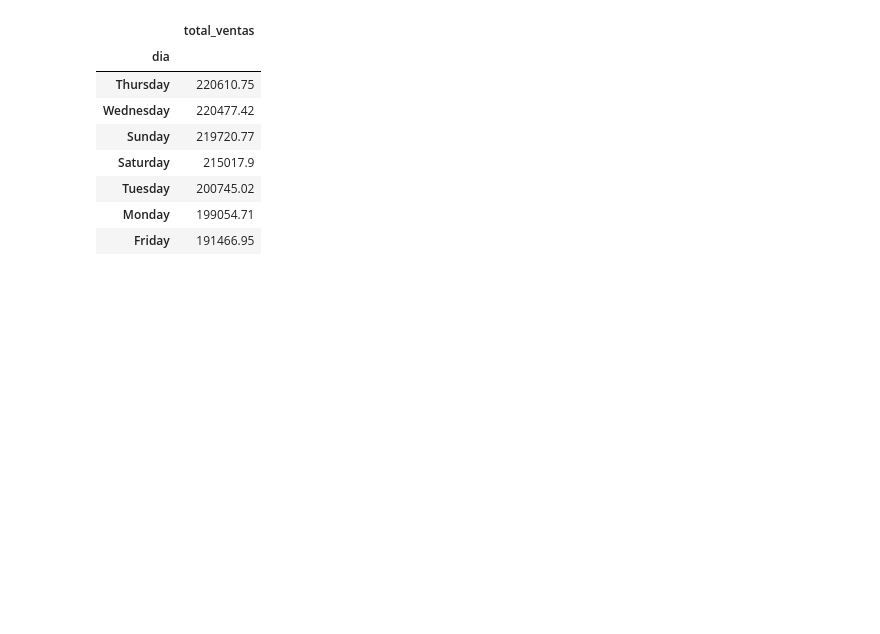
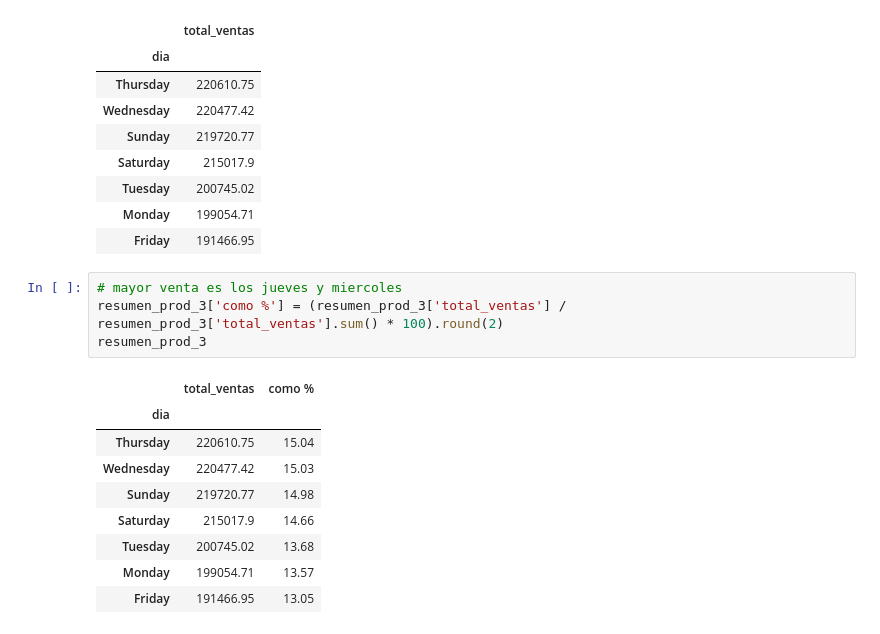
Before and after one commit to dataccounting/Sanvido-Gonzalo-comision-26252-TPI-data-analytics, a Jupyter notebook: Sanvido.Gonzalo.comision.25262.TPI.data.analytics.ipynb, the cells around one changed output. Cells and saved outputs as stored; diff of their text form; blank space fills up the shorter version.

```diff
--- a/Sanvido.Gonzalo.comision.25262.TPI.data.analytics.ipynb
+++ b/Sanvido.Gonzalo.comision.25262.TPI.data.analytics.ipynb
@@ -779,3 +779,17 @@ resumen_prod_3
 | Tuesday | 200745.02 |
 | Monday | 199054.71 |
 | Friday | 191466.95 |
+# %%
+# mayor venta es los jueves y miercoles
+resumen_prod_3['como %'] = (resumen_prod_3['total_ventas'] / resumen_prod_3['total_ventas'].sum() * 100).round(2)
+resumen_prod_3
+# %% [output]
+|  | total_ventas | como % |
+| dia |  |  |
+| Thursday | 220610.75 | 15.04 |
+| Wednesday | 220477.42 | 15.03 |
+| Sunday | 219720.77 | 14.98 |
+| Saturday | 215017.9 | 14.66 |
+| Tuesday | 200745.02 | 13.68 |
+| Monday | 199054.71 | 13.57 |
+| Friday | 191466.95 | 13.05 |
```
Also changed, not shown: parts of 2 cells of this notebook.
